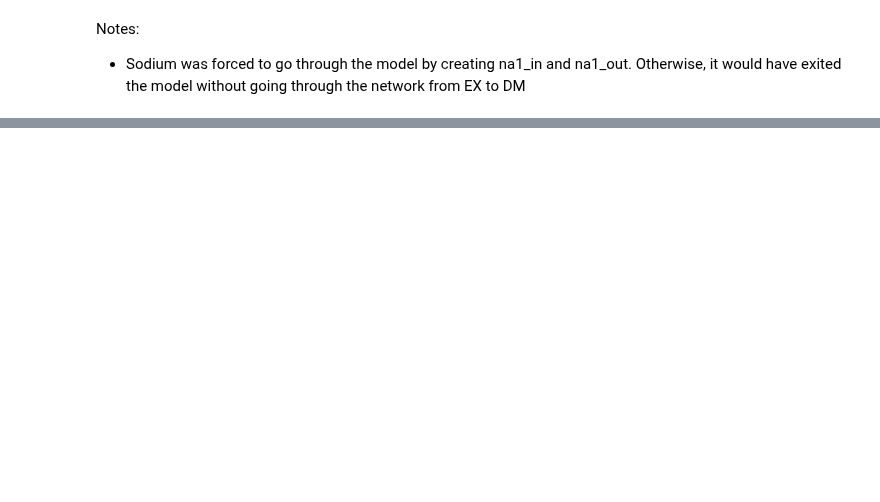
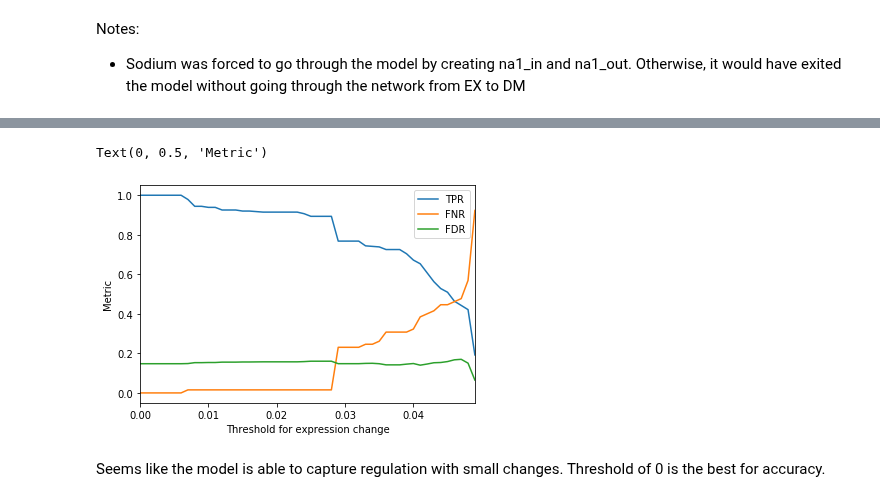
Before and after one commit to jdtibochab/bacillusme, a Jupyter notebook: ecolime/analysis/salt_response.ipynb, the cells around one changed output, grey strips where cells are left out. Drawn from its saved outputs; the diff is of its cells as text; code cells hidden in the pictures; blank space fills up the shorter version.

```diff
--- a/ecolime/analysis/salt_response.ipynb
+++ b/ecolime/analysis/salt_response.ipynb
@@ -427,0 +526,6 @@ Notes:
+# %%
+transcription_response = flux_responses_me.loc[flux_responses_me.index.str.contains('translation')]
+all_genes = [gene.split('_')[1] for gene in transcription_response.index]
+transcription_df = pd.DataFrame(data=transcription_response.values,index=all_genes,columns=transcription_response.columns)
+# Only expressed genes
+transcription_df = transcription_df[transcription_df.any(axis=1)]
@@ -427,0 +577,9 @@ Notes:
+# %%
+accuracies.plot()
+plt.xlabel('Threshold for expression change')
+plt.ylabel('Metric')
+# %% [output]
+Text(0, 0.5, 'Metric')
+[figure, added]
+# %% [markdown]
+Seems like the model is able to capture regulation with small changes. Threshold of 0 is the best for accuracy.
```
Also changed, not shown: parts of 27 cells of this notebook, 28 other files.
